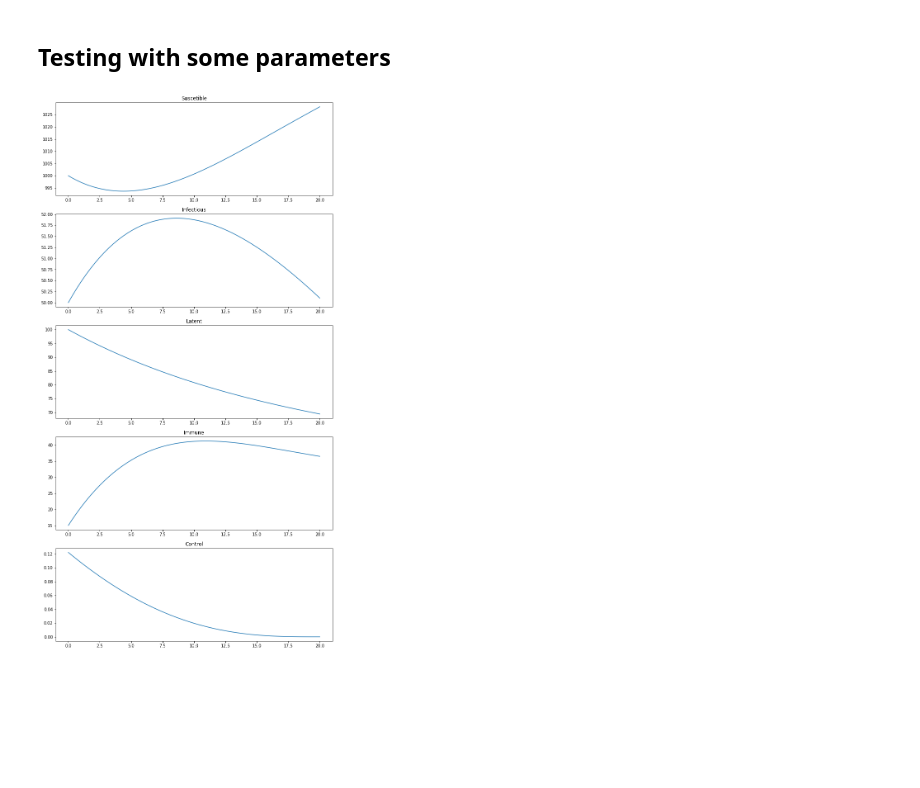
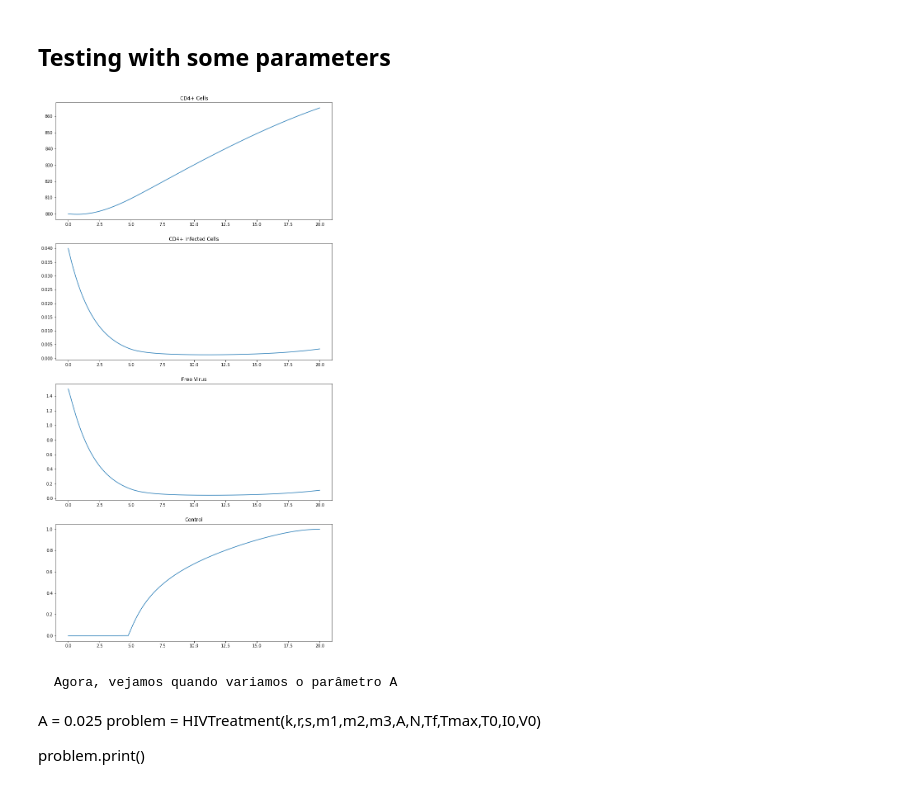
Before and after one commit to lucasmoschen/ta-sessions, a Jupyter notebook: Optimal_Control/Laboratory_14.ipynb, the cells around one changed output. Drawn from its saved outputs; the diff is of its cells as text; code cells hidden in the pictures; blank space fills up the shorter version.

```diff
--- a/Optimal_Control/Laboratory_14.ipynb
+++ b/Optimal_Control/Laboratory_14.ipynb
@@ -208,22 +218,15 @@ S,E,I,R,u = problem.solve()
-# %%
-t = np.linspace(0,T,100 + 1)
-
-fig = plt.figure(figsize=(12,24))
-plt.subplot(5,1,1)
-plt.plot(t, S)
-plt.title('Suscetible')
-plt.subplot(5,1,2)
-plt.plot(t, I)
-plt.title('Infectious')
-plt.subplot(5,1,3)
-plt.plot(t, E)
-plt.title('Latent')
-plt.subplot(5,1,4)
-plt.plot(t, R)
-plt.title('Immune')
-plt.subplot(5,1,5)
-plt.plot(t, u)
-plt.title('Control')
-plt.show()
-# %% [output]
-[figure, removed]
+# %%
+k,r,s,m1,m2,m3,A,N,Tf,Tmax,T0,I0,V0 = 0.000024,0.03,10,0.02,0.5,4.4,0.05,300,20,1500,800,0.04,1.5
+# %%
+problem = HIVTreatment(k,r,s,m1,m2,m3,A,N,Tf,Tmax,T0,I0,V0)
+
+problem.print()
+# %% [output]
+[figure, added]
+# %% [markdown]
+    Agora, vejamos quando variamos o parâmetro A
+
+A = 0.025
+problem = HIVTreatment(k,r,s,m1,m2,m3,A,N,Tf,Tmax,T0,I0,V0)
+
+problem.print()
```
Also changed, not shown: parts of 6 cells of this notebook, 2 other files.
